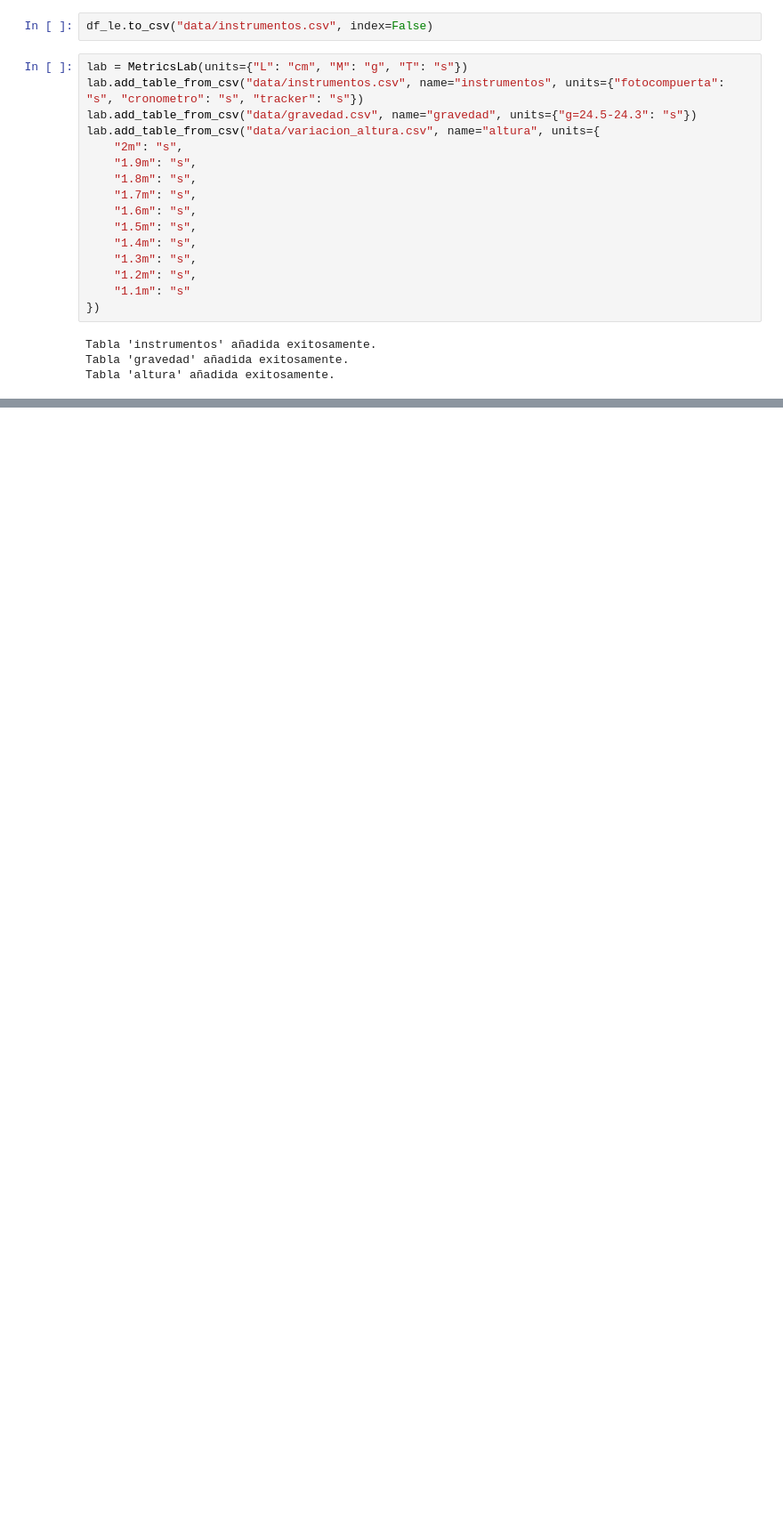
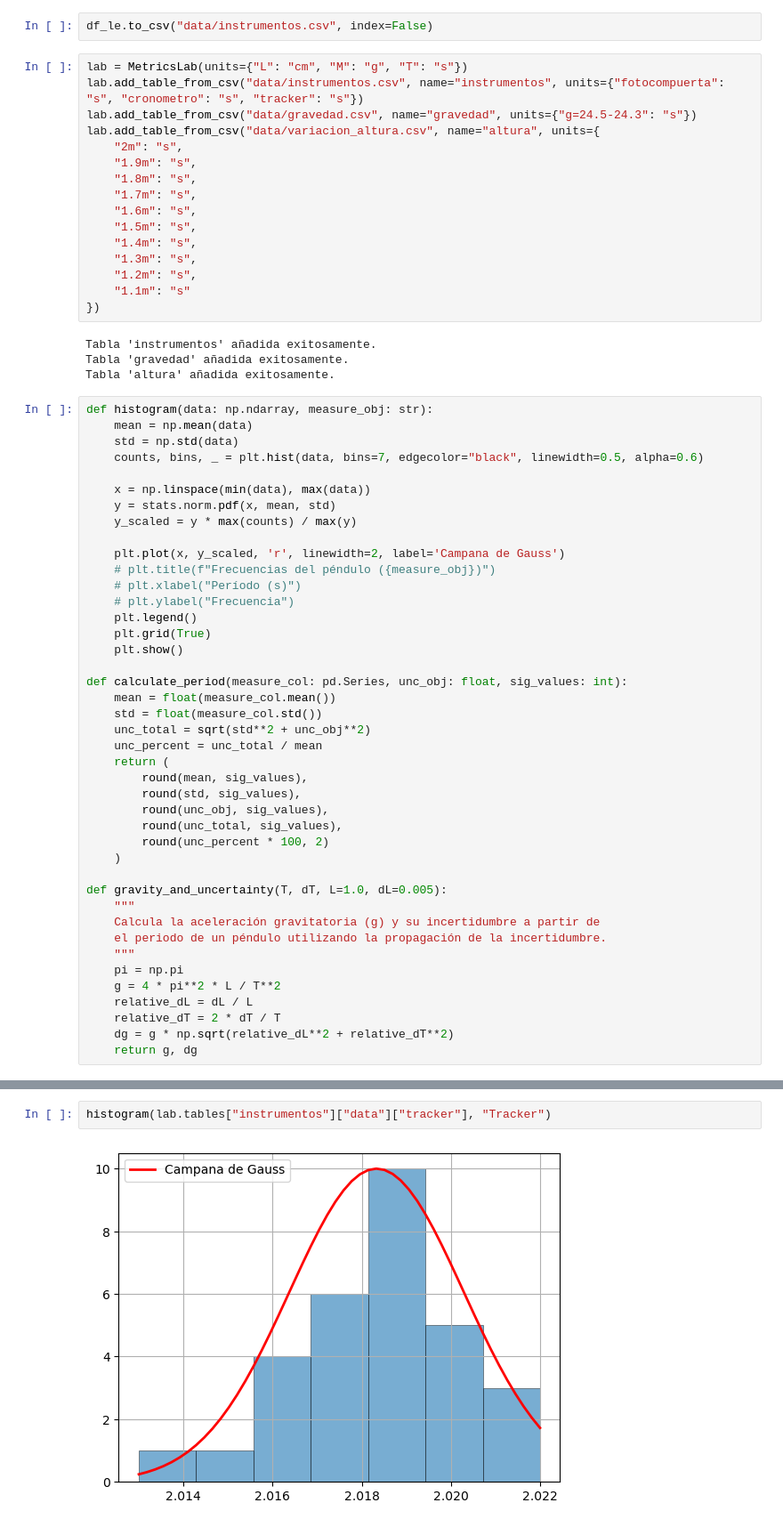
Before and after one commit to Pelka/physics_projects, a Jupyter notebook: practica_3/lab_3.ipynb, the cells around one changed output, grey strips where cells are left out. Shown at 89% size. Drawn from its saved outputs; the diff is of its cells as text; blank space fills up the shorter version.

```diff
--- a/practica_3/lab_3.ipynb
+++ b/practica_3/lab_3.ipynb
@@ -185,4 +186,46 @@ lab.add_table_from_csv("data/variacion_altura.csv", name="altura", units={
 Tabla 'instrumentos' añadida exitosamente.
 Tabla 'gravedad' añadida exitosamente.
 Tabla 'altura' añadida exitosamente.
+# %%
+def histogram(data: np.ndarray, measure_obj: str):
+    mean = np.mean(data)
+    std = np.std(data)
+    counts, bins, _ = plt.hist(data, bins=7, edgecolor="black", linewidth=0.5, alpha=0.6)
+
+    x = np.linspace(min(data), max(data))
+    y = stats.norm.pdf(x, mean, std)
+    y_scaled = y * max(counts) / max(y)
+
+    plt.plot(x, y_scaled, 'r', linewidth=2, label='Campana de Gauss')
+    # plt.title(f"Frecuencias del péndulo ({measure_obj})")
+    # plt.xlabel("Período (s)")
+    # plt.ylabel("Frecuencia")
+    plt.legend()
+    plt.grid(True)
+    plt.show()
+
+def calculate_period(measure_col: pd.Series, unc_obj: float, sig_values: int):
+    mean = float(measure_col.mean())
+    std = float(measure_col.std())
+    unc_total = sqrt(std**2 + unc_obj**2)
+    unc_percent = unc_total / mean
+    return (
+        round(mean, sig_values),
+        round(std, sig_values),
+        round(unc_obj, sig_values),
+        round(unc_total, sig_values),
+        round(unc_percent * 100, 2)
+    )
+
+def gravity_and_uncertainty(T, dT, L=1.0, dL=0.005):
+    """
+    Calcula la aceleración gravitatoria (g) y su incertidumbre a partir de
+    el periodo de un péndulo utilizando la propagación de la incertidumbre.
+    """
+    pi = np.pi
+    g = 4 * pi**2 * L / T**2
+    relative_dL = dL / L
+    relative_dT = 2 * dT / T
+    dg = g * np.sqrt(relative_dL**2 + relative_dT**2)
+    return g, dg
 # %%
@@ -209,0 +235,4 @@ instrumentos
+# %%
+histogram(lab.tables["instrumentos"]["data"]["tracker"], "Tracker")
+# %% [output]
+[figure, added]
```
Also changed, not shown: parts of 13 cells of this notebook, 7 other files.
